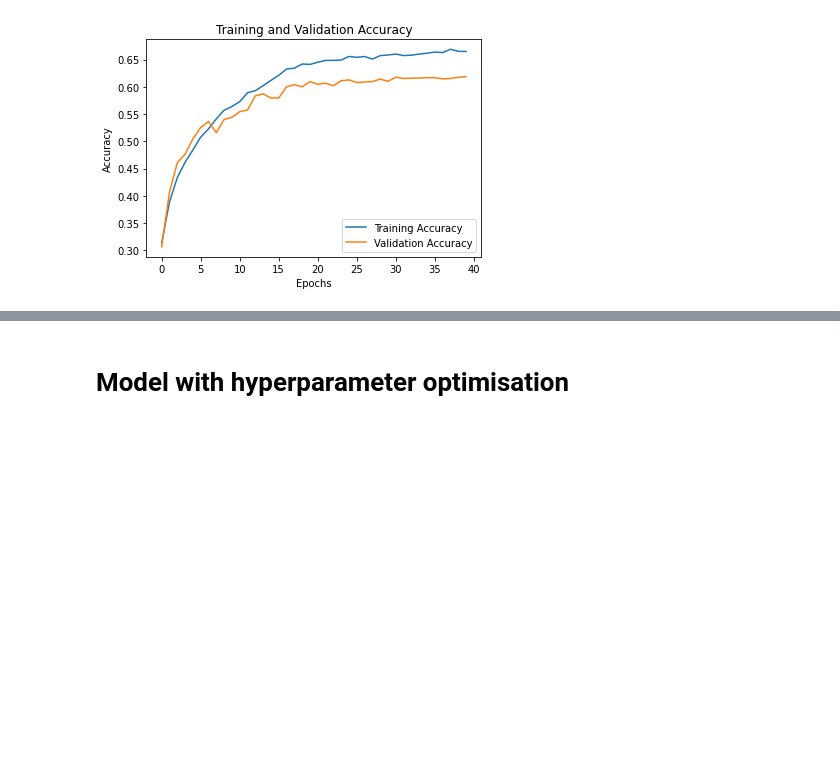
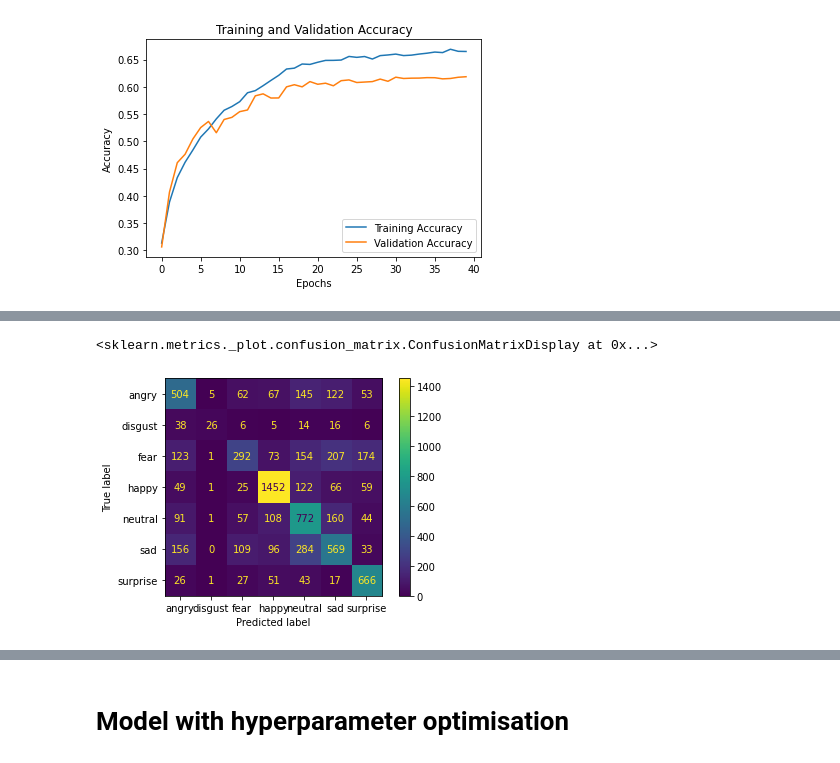
Before and after one commit to DreamyMemories/Facial-Expression-Recognition, a Jupyter notebook: main.ipynb, the cells around one changed output, grey strips where cells are left out. Drawn from its saved outputs; the diff is of its cells as text; code cells hidden in the pictures; blank space fills up the shorter version.

Commit message:
Refactor cm function, Setup training for 2 optimised models

```diff
--- a/main.ipynb
+++ b/main.ipynb
@@ -136,10 +165,10 @@ validation_steps = validation_generator.n//validation_generator.batch_size
 early_stop = tf.keras.callbacks.EarlyStopping(monitor='val_loss', patience=5, restore_best_weights=True)
 
 # Save model weights
-checkpoint = ModelCheckpoint('model_weights_first.h5', monitor='val_accuracy', save_weights_only=True, mode='max', verbose=1)
+checkpoint = ModelCheckpoint('weights/model_weights_first.h5', monitor='val_accuracy', save_weights_only=True, mode='max', verbose=1)
 
 # Train model
-history = model.fit(
+history = first_model.fit(
     x=train_generator,
     steps_per_epoch=steps_per_epoch,
     epochs=epochs,
@@ -169,3 +198,8 @@ plt.savefig('Accuracy.png')
 plt.show()
 # %% [output]
 [figure]
+# %%
+# Test model
+first_model.load_weights('weights/model_weights_first.h5')
+first_model_accuracy = first_model.evaluate(test_generator)
+first_model_y_pred = first_model.predict(test_generator)
@@ -171,0 +209,8 @@ plt.show()
+# %%
+# Plot confusion matrix
+cm = confusion_matrix(test_generator.classes, np.argmax(first_model_y_pred, axis=1))
+cm_display = ConfusionMatrixDisplay(cm, display_labels=classes)
+cm_display.plot()
+# %% [output]
+<sklearn.metrics._plot.confusion_matrix.ConfusionMatrixDisplay at 0x...>
+[figure, added]
```
Also changed, not shown: parts of 28 cells of this notebook.
